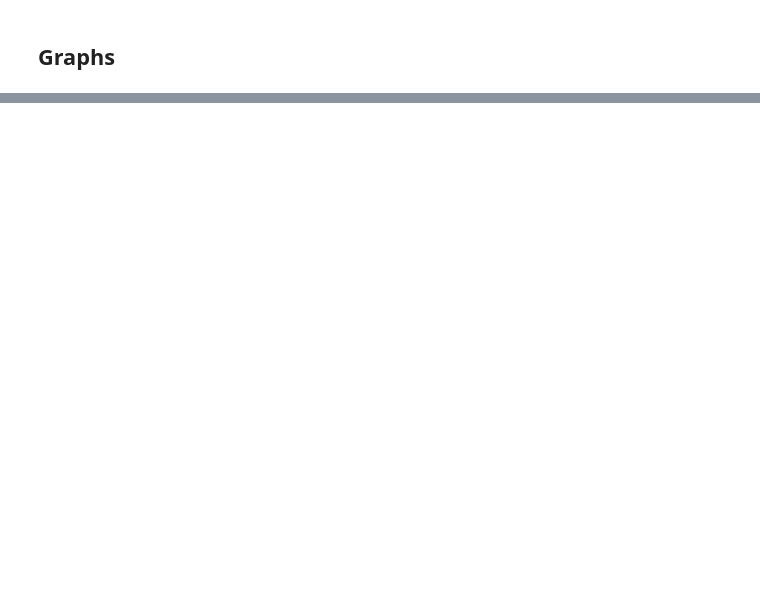
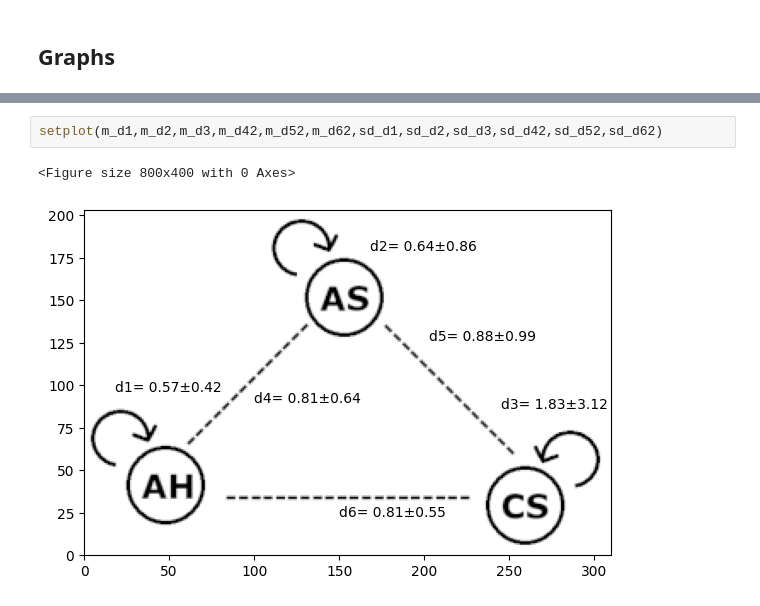
Before and after one commit to dcbfoss/vagbhata, a Jupyter notebook: Vagbhata_LSTM.ipynb, the cells around one changed output, grey strips where cells are left out. Saved outputs shown, nothing was run; the diff lists cells and outputs as text; blank space fills up the shorter version.

```diff
--- a/Vagbhata_LSTM.ipynb
+++ b/Vagbhata_LSTM.ipynb
@@ -339,3 +366,8 @@ setplot(avg_d1,avg_d2,avg_d3,avg_d41,avg_d51,avg_d61)
+# %%
+setplot(m_d1,m_d2,m_d3,m_d42,m_d52,m_d62,sd_d1,sd_d2,sd_d3,sd_d42,sd_d52,sd_d62)
+# %% [output]
+<Figure size 800x400 with 0 Axes>
+[figure, added]
 # %%
 mainplot(d1,d2,d3,d41,d51,d61)
 # %% [output]
```
Also changed, not shown: parts of 18 cells of this notebook.
